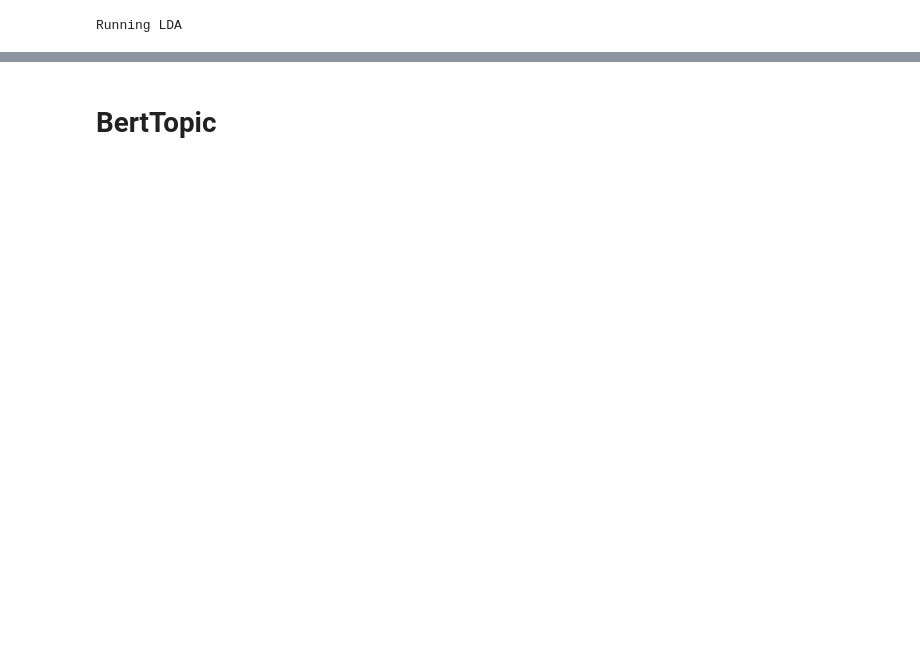
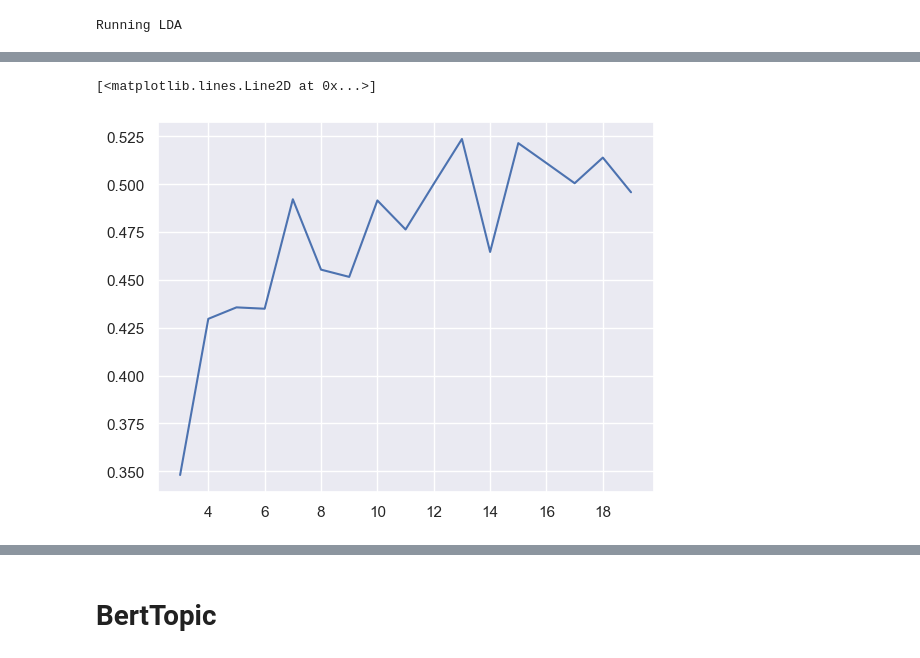
Before and after one commit to Extirpater/2024_PSB_Topic_Modeling, a Jupyter notebook: psb-topic-model.ipynb, the cells around one changed output, grey strips where cells are left out. Saved outputs shown, nothing was run; the diff lists cells and outputs as text; code cells hidden in the pictures; blank space fills up the shorter version.

Commit message:
Csv and model for LDA and BERTopic

```diff
--- a/psb-topic-model.ipynb
+++ b/psb-topic-model.ipynb
@@ -175,6 +205,38 @@ def lda_example(file_paths, timestamps):
     g.add_legend()
     plt.tight_layout()
     plt.show()
+# %%
+
+def lda_quick(file_paths, timestamps, num):
+    mdl = tp.LDAModel(tw=tp.TermWeight.ONE, min_cf=3, rm_top=15, k=num)#,#tw=tp.TermWeight.IDF)#alpha=0.1, eta=0.01)
+    doc_timestamps = []
+    texts = []
+    for file_path, timestamp in zip(file_paths, timestamps):
+        with open(file_path, encoding='utf-8') as f:
+            for line in f:
+                words = preprocess_text(line.strip())
+                if words:
+                    texts.append(words)
+                    mdl.add_doc(words)
+                    doc_timestamps.append(timestamp)
+    dictionary = corpora.Dictionary(texts)
+    corpus = [dictionary.doc2bow(text) for text in texts]
+
+    mdl.burn_in = 500
+    mdl.train(0)
+    #print('Num docs:', len(mdl.docs), ', Vocab size:', len(mdl.used_vocabs), ', Num words:', mdl.num_words)
+    mdl.removed_top_words
+    #print('Removed top words:', mdl.removed_top_words)
+    #print('Training...', file=sys.stderr, flush=True)
+    mdl.train(100, show_progress=True)
+    #mdl.summary()
+
+    topics=[]
+    for k in range(mdl.k):
+        topic = [word for word, _ in mdl.get_topic_words(k)]
+        topics.append(topic)
+
+    return topics, texts, dictionary
 # %%
 
 def get_all_files_in_directory(directory):
@@ -197,3 +259,11 @@ print('Running LDA')
 file_paths, timestamps = get_all_files_in_directory(main_directory_path)
 # %% [output]
 Running LDA
+# %%
+scores = []
+for i in range(3, 20):
+    topics, texts, dictionary  = lda_quick(file_paths, timestamps, i)
+    coherence_model = CoherenceModel(topics=topics, texts=texts, dictionary=dictionary, coherence='c_v')
+    coherence_score = coherence_model.get_coherence()
+    print(f'Coherence Score: {coherence_score}')
+    scores.append(coherence_score)
@@ -200,3 +284,8 @@ Running LDA
+# %%
+plt.plot(range(3,20), scores)
+# %% [output]
+[<matplotlib.lines.Line2D at 0x...>]
+[figure, added]
 # %%
 # Run the LDA model on all files
 lda_example(file_paths, timestamps)
```
Also changed, not shown: parts of 12 cells of this notebook, 7 other files.
